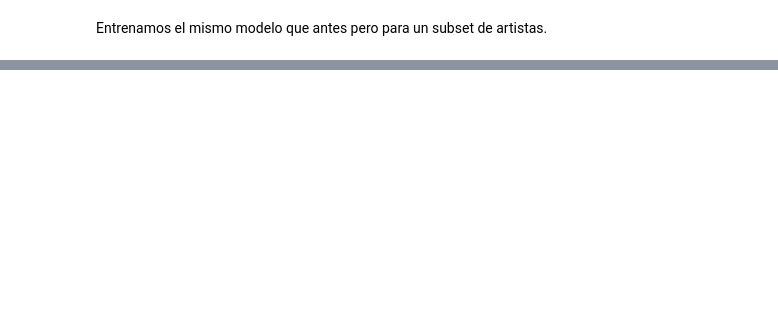
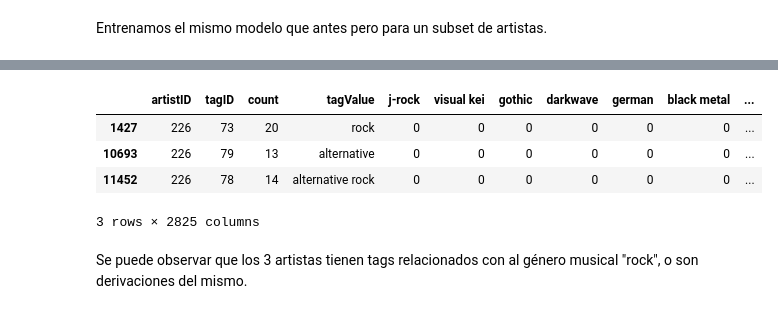
Before and after one commit to peraltadani/recsys, a Jupyter notebook: notebooks/practico.ipynb, the cells around one changed output, grey strips where cells are left out. Drawn from its saved outputs; the diff is of its cells as text; code cells hidden in the pictures; blank space fills up the shorter version.

```diff
--- a/notebooks/practico.ipynb
+++ b/notebooks/practico.ipynb
@@ -638,0 +638,3 @@ Sandro y los de Fuego
+# %%
+artist_name_rec2 = 'Queens of the Stone Age'
+artistID_rec2 = artist_data[artist_data["name"].str.lower() == artist_name_rec2.lower()].id.item()
@@ -638,0 +657,10 @@ Sandro y los de Fuego
+# %%
+artists_tags_top[artists_tags_top['artistID'] == artistID_rec2]
+# %% [output]
+|  | artistID | tagID | count | tagValue | j-rock | visual kei | gothic | darkwave | german | black metal | ... |
+| 1427 | 226 | 73 | 20 | rock | 0 | 0 | 0 | 0 | 0 | 0 | ... |
+| 10693 | 226 | 79 | 13 | alternative | 0 | 0 | 0 | 0 | 0 | 0 | ... |
+| 11452 | 226 | 78 | 14 | alternative rock | 0 | 0 | 0 | 0 | 0 | 0 | ... |
+3 rows × 2825 columns
+# %% [markdown]
+Se puede observar que los 3 artistas tienen tags relacionados con al género musical "rock", o son derivaciones del mismo.
```
Also changed, not shown: parts of 26 cells of this notebook, 1 other file.
